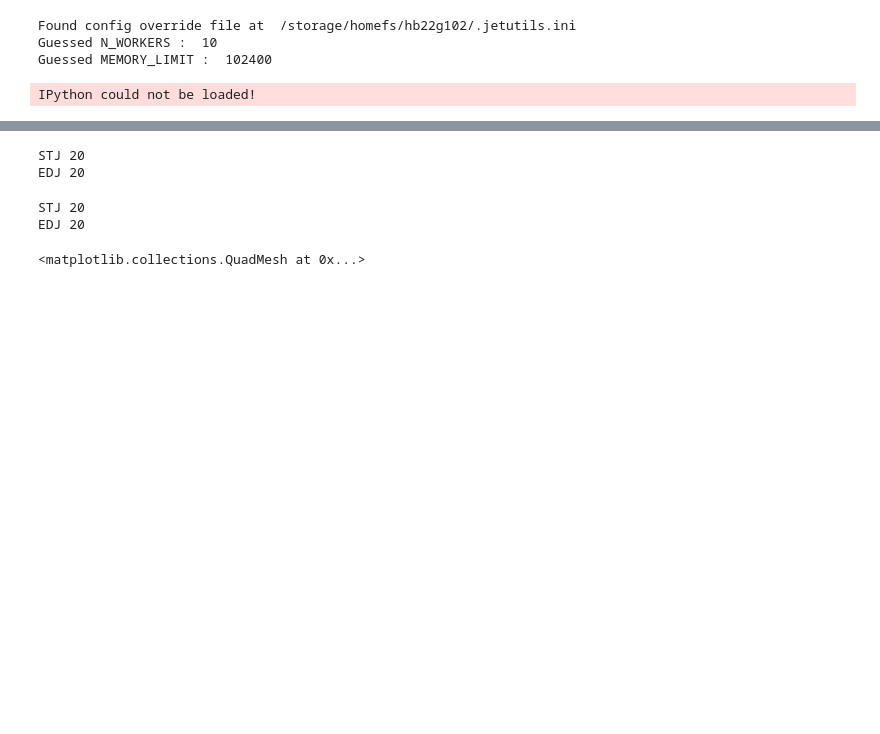
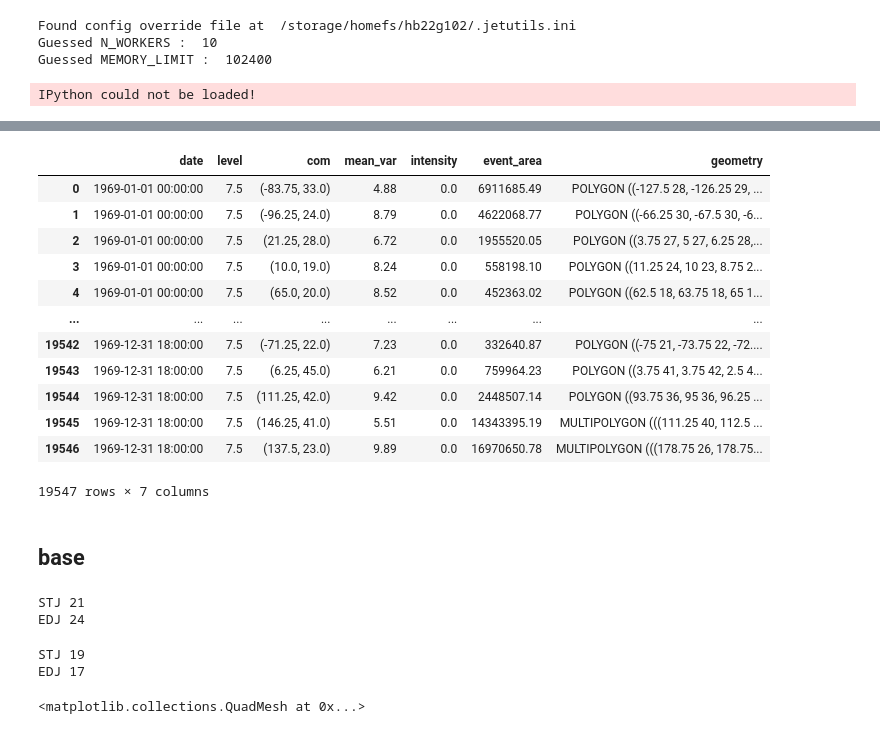
Before and after one commit to hbanderier/persistent-extremes-era5, a Jupyter notebook: Playgrounds/data_henrik_pg.ipynb, the cells around one changed output, grey strips where cells are left out. Saved outputs shown, nothing was run; the diff lists cells and outputs as text; code cells hidden in the pictures; blank space fills up the shorter version.

```diff
--- a/Playgrounds/data_henrik_pg.ipynb
+++ b/Playgrounds/data_henrik_pg.ipynb
@@ -16,3 +100,47 @@ IPython could not be loaded!
+# %%
+import wavebreaking as wb
+
+for run in ["ctrl", "dobl"]:
+    basepath_zeta = Path(DATADIR, f"Henrik_data/{run}/zeta/6H")
+    basepath_mflux = Path(DATADIR, f"Henrik_data/{run}/mflux/6H")
+    for year in range(1969, 2021):
+        zeta = xr.open_dataarray(basepath_zeta.joinpath(f"{year}.nc")).interp(lat=np.arange(1, 91)).rename("zeta")
+        mflux = xr.open_dataarray(basepath_mflux.joinpath(f"{year}.nc")).interp(lat=np.arange(1, 91)).rename("mflux")
+        for ilev in range(len(zeta.lev)):
+            zeta_ = wb.calculate_smoothed_field(
+                data=zeta.isel(lev=ilev),
+                passes=5,
+                weights=np.array([[0, 1, 0], [1, 2, 1], [0, 1, 0]]),
+                mode="wrap"
+            )
+            out = wb.calculate_streamers(
+                data=zeta_ * 1e5,
+                contour_levels=[-7.5, 7.5],
+                geo_dis=800, # optional
+                cont_dis=1200, # optional
+                intensity=mflux.isel(lev=ilev), # optional
+                periodic_add=120
+            )
+        break
+    break
+# %%
+out
+# %% [output]
+|  | date | level | com | mean_var | intensity | event_area | geometry |
+| 0 | 1969-01-01 00:00:00 | 7.5 | (-83.75, 33.0) | 4.88 | 0.0 | 6911685.49 | POLYGON ((-127.5 28, -126.25 29, ... |
+| 1 | 1969-01-01 00:00:00 | 7.5 | (-96.25, 24.0) | 8.79 | 0.0 | 4622068.77 | POLYGON ((-66.25 30, -67.5 30, -6... |
+| 2 | 1969-01-01 00:00:00 | 7.5 | (21.25, 28.0) | 6.72 | 0.0 | 1955520.05 | POLYGON ((3.75 27, 5 27, 6.25 28,... |
+| 3 | 1969-01-01 00:00:00 | 7.5 | (10.0, 19.0) | 8.24 | 0.0 | 558198.10 | POLYGON ((11.25 24, 10 23, 8.75 2... |
+| 4 | 1969-01-01 00:00:00 | 7.5 | (65.0, 20.0) | 8.52 | 0.0 | 452363.02 | POLYGON ((62.5 18, 63.75 18, 65 1... |
+| ... | ... | ... | ... | ... | ... | ... | ... |
+| 19542 | 1969-12-31 18:00:00 | 7.5 | (-71.25, 22.0) | 7.23 | 0.0 | 332640.87 | POLYGON ((-75 21, -73.75 22, -72.... |
+| 19543 | 1969-12-31 18:00:00 | 7.5 | (6.25, 45.0) | 6.21 | 0.0 | 759964.23 | POLYGON ((3.75 41, 3.75 42, 2.5 4... |
+| 19544 | 1969-12-31 18:00:00 | 7.5 | (111.25, 42.0) | 9.42 | 0.0 | 2448507.14 | POLYGON ((93.75 36, 95 36, 96.25 ... |
+| 19545 | 1969-12-31 18:00:00 | 7.5 | (146.25, 41.0) | 5.51 | 0.0 | 14343395.19 | MULTIPOLYGON (((111.25 40, 112.5 ... |
+| 19546 | 1969-12-31 18:00:00 | 7.5 | (137.5, 23.0) | 9.89 | 0.0 | 16970650.78 | MULTIPOLYGON (((178.75 26, 178.75... |
+19547 rows × 7 columns
+# %% [markdown]
+## base
 # %%
 run = "ctrl"
 
@@ -54,14 +182,14 @@ else:
     cross_catd_ctrl = track_jets(jets_ctrl, n_next=1)
     cross_catd_ctrl.write_parquet(opath_cross_ctrl)
 
-spells_list_ctrl = spells_from_cross_catd(cross_catd_ctrl, season=summer, q_STJ=0.9, q_EDJ=0.885, minlen=datetime.timedelta(days=4))
+spells_list_ctrl = spells_from_cross_catd(cross_catd_ctrl, season=summer, q_STJ=0.895, q_EDJ=0.865, minlen=datetime.timedelta(days=4))
 
 for name, spell in spells_list_ctrl.items():
     print(name, spell["spell"].n_unique())
 daily_spells_list_ctrl = {a: make_daily(b, "spell", ["len", "spell_of"]) for a, b in spells_list_ctrl.items()}
 # %% [output]
-STJ 20
-EDJ 20
+STJ 21
+EDJ 24
 # %%
 run = "dobl"
 
@@ -100,7 +228,7 @@ opath_cross_dobl = basepath_dobl.joinpath("cross_catd.parquet")
 if opath_cross_dobl.is_file():
     cross_catd_dobl = pl.read_parquet(opath_cross_dobl)
 else:
-    cross_catd_dobl = track_jets(jets_ctrl, n_next=1)
+    cross_catd_dobl = track_jets(jets_dobl, n_next=1)
     cross_catd_dobl.write_parquet(opath_cross_dobl)
 
 spells_list_dobl = spells_from_cross_catd(cross_catd_dobl, season=summer, q_STJ=0.9, q_EDJ=0.885, minlen=datetime.timedelta(days=4))
@@ -109,8 +237,8 @@ for name, spell in spells_list_dobl.items():
     print(name, spell["spell"].n_unique())
 daily_spells_list_dobl = {a: make_daily(b, "spell", ["len", "spell_of"]) for a, b in spells_list_dobl.items()}
 # %% [output]
-STJ 20
-EDJ 20
+STJ 19
+EDJ 17
 # %%
 long_names = {
     "theta": r"$\theta$",
```
Also changed, not shown: parts of 3 cells of this notebook, 6 other files.
